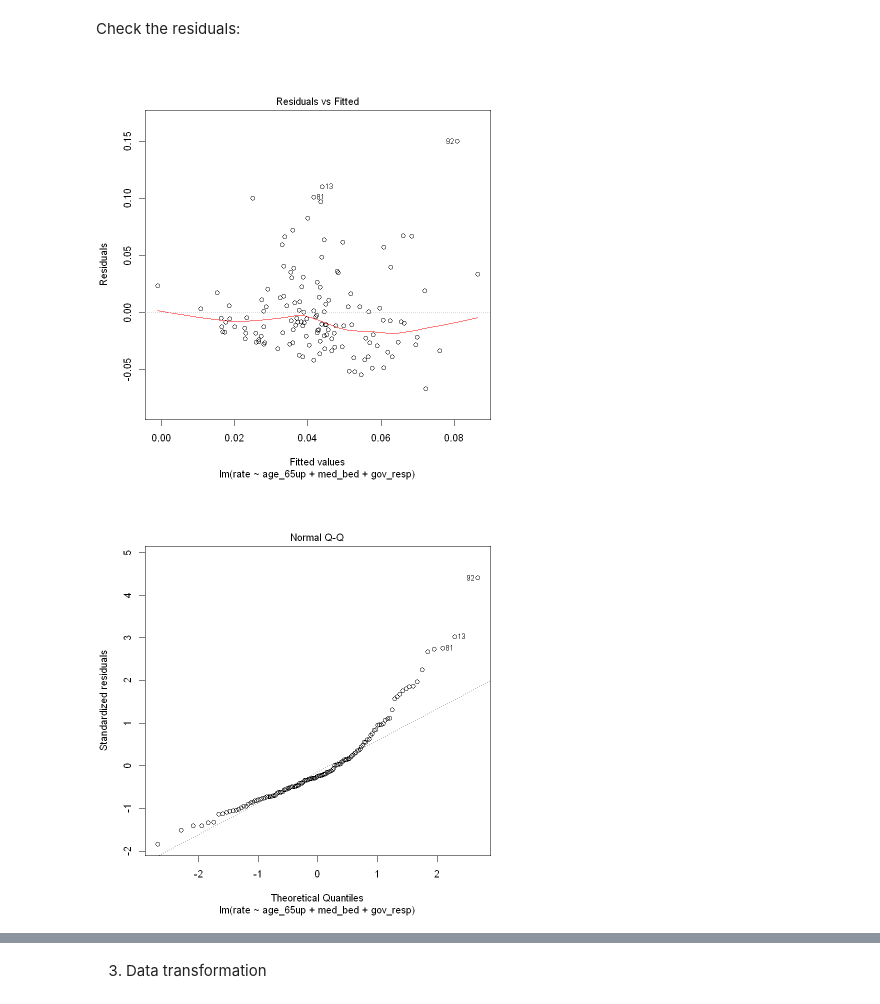
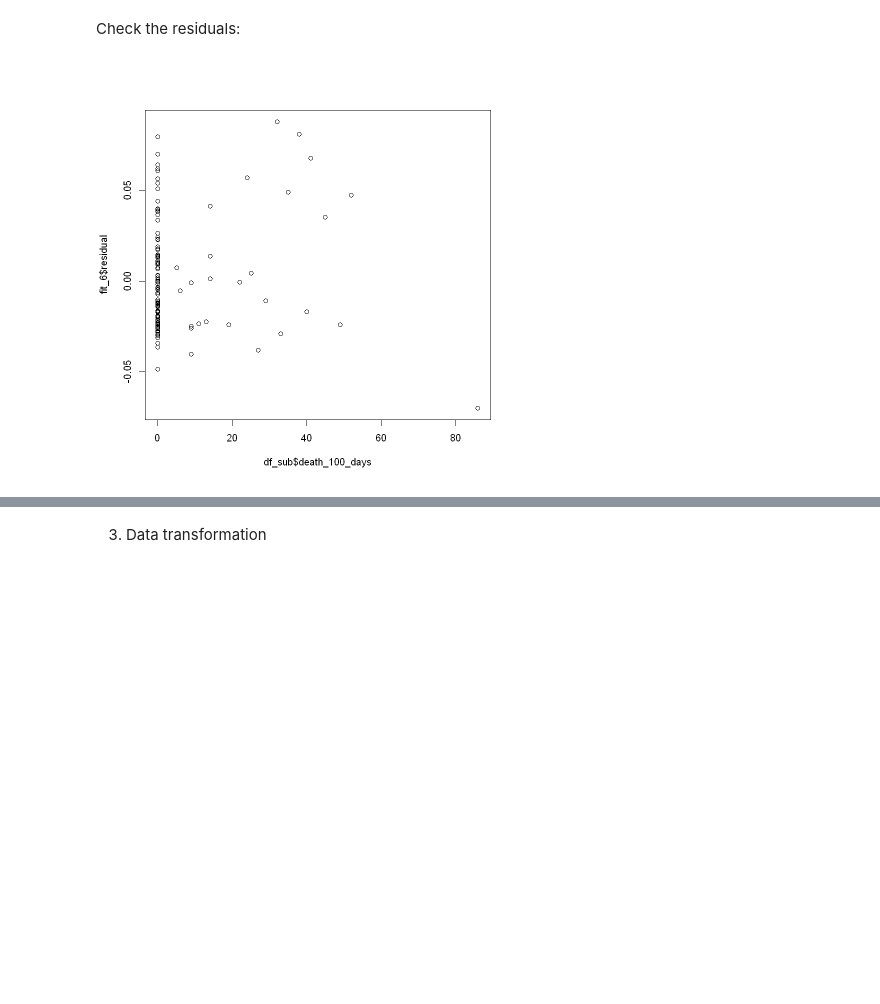
Before and after one commit to flizhou/age_effects_on_COVID-19, a Jupyter notebook: scripts/eda.ipynb, the cells around one changed output, grey strips where cells are left out. Saved outputs shown, nothing was run; the diff lists cells and outputs as text; code cells hidden in the pictures; blank space fills up the shorter version.

```diff
--- a/scripts/eda.ipynb
+++ b/scripts/eda.ipynb
@@ -534,6 +529,8 @@ colnames(data_gov)
 # %%
-df_no_gov <- data[c(-1, -2, -3, -4, -6, -7, -8, -10, -12, -14, -16, -18, -20, -21)]
-df_cp <- data_gov[c(-1, -2, -3, -4, -6, -7, -8, -10, -12, -14, -16, -18, -20, -21)]
+df_no_gov <- data[c(-2, -3, -4, -6, -7, -8, -10, -12, -14, -16, -18, -22, -23)] %>%
+    filter(!country %in% countries)
+df_cp <- data_gov[c(-2, -3, -4, -6, -7, -8, -10, -12, -14, -16, -18, -22, -23)] %>%
+    filter(!country %in% countries)
 # %%
 colnames(df_no_gov)
 colnames(df_cp)
@@ -680,7 +673,7 @@ A tibble: 9 × 7
 # %%
 # prepare the data frame for individual testing
 df_sub <- df_cp %>%
-    select(rate, age_65up, med_bed, pop_density,
-           nurses_midwives, confirmed_rate, gov_resp) %>%
+    select(country, rate, age_65up, med_bed, con_500_ind,
+           death_100_ind, confirmed_rate) %>%
     drop_na()
 # %%
@@ -801,0 +798,5 @@ A tibble: 3 × 7
+# %%
+# add med_bed and gov_resp to the base model
+fit_6 <- lm(rate ~ death_100_days, df_sub[-1])
+
+analyze_lm(fit_6)
@@ -812,5 +816,0 @@ A anova: 2 × 6
-# %%
-# add med_bed and gov_resp to the base model
-fit_6 <- lm(rate ~ age_65up + med_bed + gov_resp, df_sub)
-
-analyze_lm(fit_6)
@@ -851,7 +835,6 @@ A anova: 2 × 6
 # %% [markdown]
 Check the residuals:
 # %%
-plot(fit_6)
+plot(df_sub$death_100_days, fit_6$residual)
 # %% [output]
-[figure, old version]
+[figure, new version]
-[figure, removed]
```
Also changed, not shown: parts of 90 cells of this notebook.
